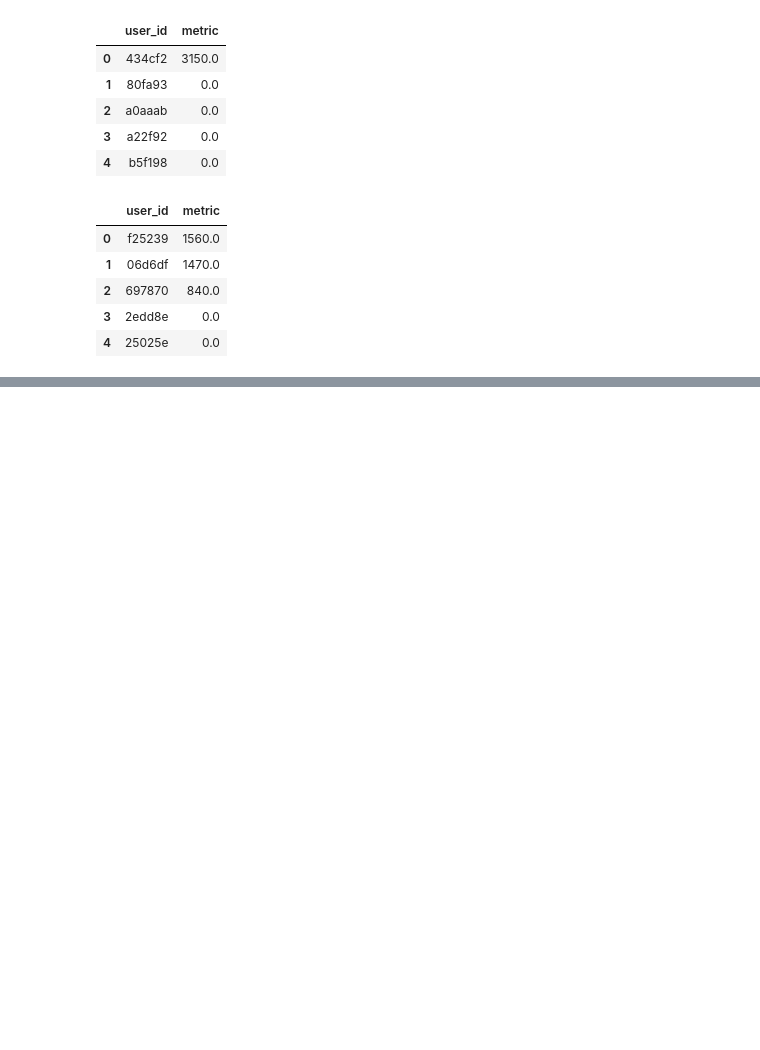
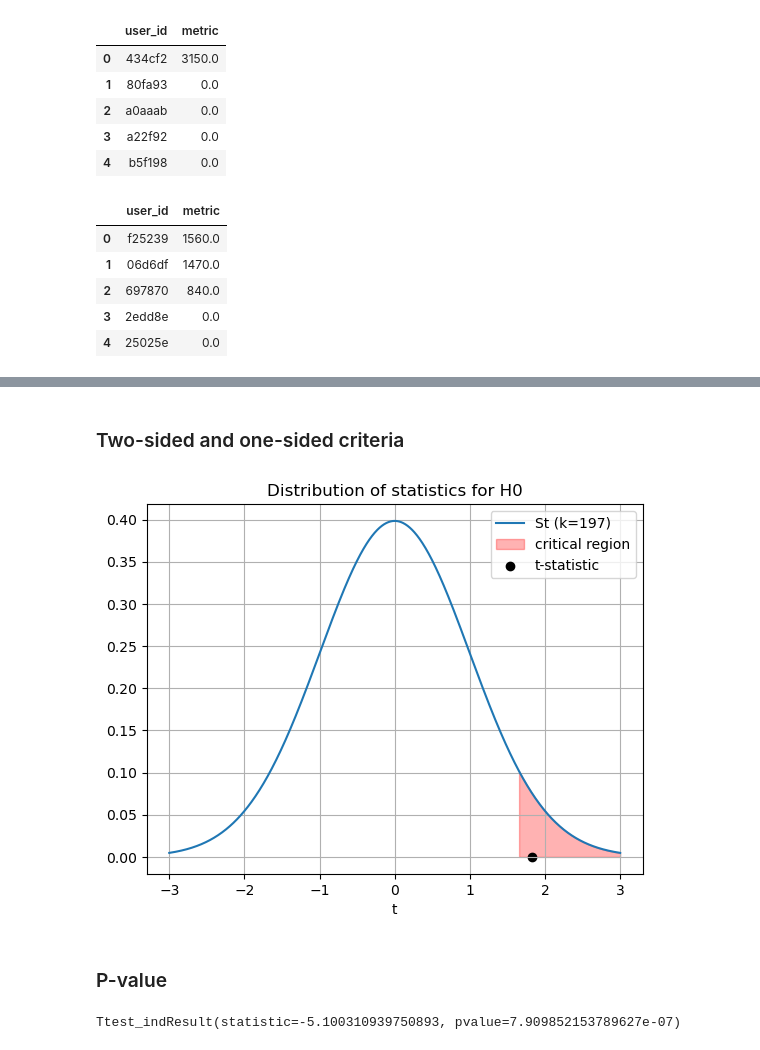
Before and after one commit to YanaOrf/AB_tests, a Jupyter notebook: AB-1.ipynb, the cells around one changed output, grey strips where cells are left out. Drawn from its saved outputs; the diff is of its cells as text; code cells hidden in the pictures; blank space fills up the shorter version.

```diff
--- a/AB-1.ipynb
+++ b/AB-1.ipynb
@@ -309,0 +411,43 @@ df_example4.head()
+# %% [markdown]
+### Two-sided and one-sided criteria
+# %%
+#Let's build the critical region of the one-sided criterion.
+sample_size = 100
+alpha = 0.05
+
+k = get_student_parameter(data_control, data_pilot)
+critical_region_bound = stats.t.ppf([1 - alpha], df=k)
+
+
+X = np.linspace(-3, 3, 1000)
+Y = stats.t.pdf(X, k)
+
+plt.plot(X, Y, label=f'St (k={k:0.0f})')
+
+mask = X > critical_region_bound
+X_ = X[mask]
+Y_upper = Y[mask]
+Y_down = np.zeros(len(Y_upper))
+plt.fill_between(
+    X_, Y_down, Y_upper,
+    color='r', alpha=0.3,
+    label='critical region'
+)
+
+plt.scatter([ttest_statistic], [0], color='k', label='t-statistic')
+
+plt.title('Distribution of statistics for H0')
+plt.xlabel('t')
+plt.legend()
+plt.grid()
+plt.show()
+# %% [output]
+[figure, added]
+# %% [markdown]
+### P-value
+# %%
+x=np.random.normal(0,1,100)
+y=np.random.normal(0.4,1,100)
+stats.ttest_ind(x,y)
+# %% [output]
+Ttest_indResult(statistic=-5.100310939750893, pvalue=7.909852153789627e-07)
```
Also changed, not shown: parts of 9 cells of this notebook.
